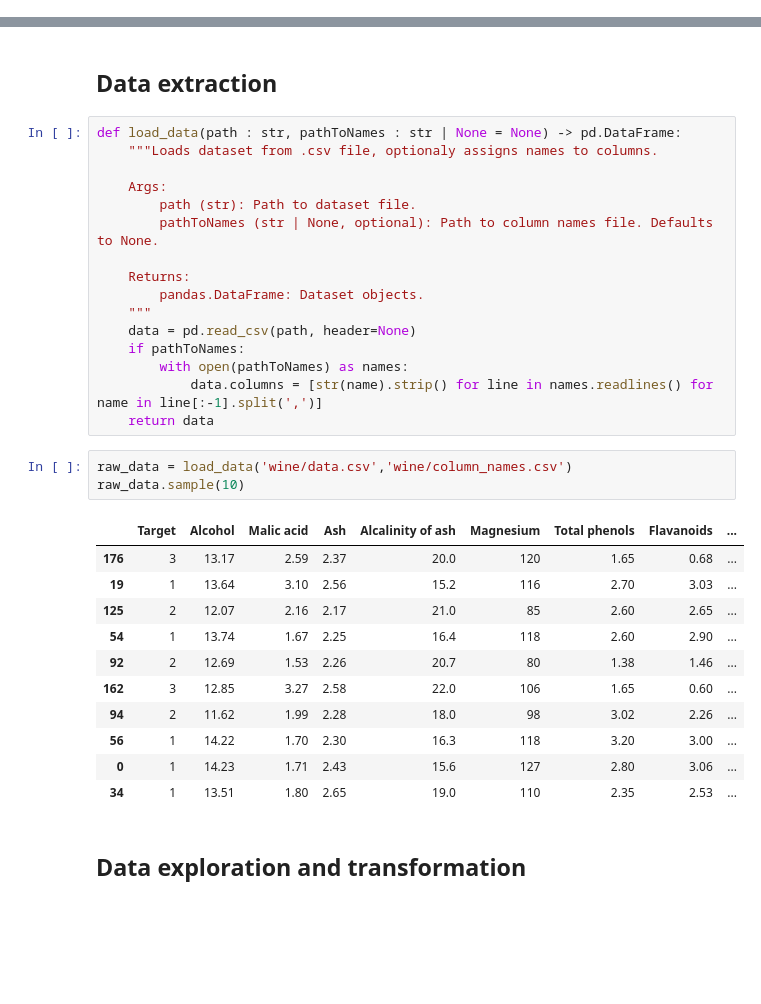
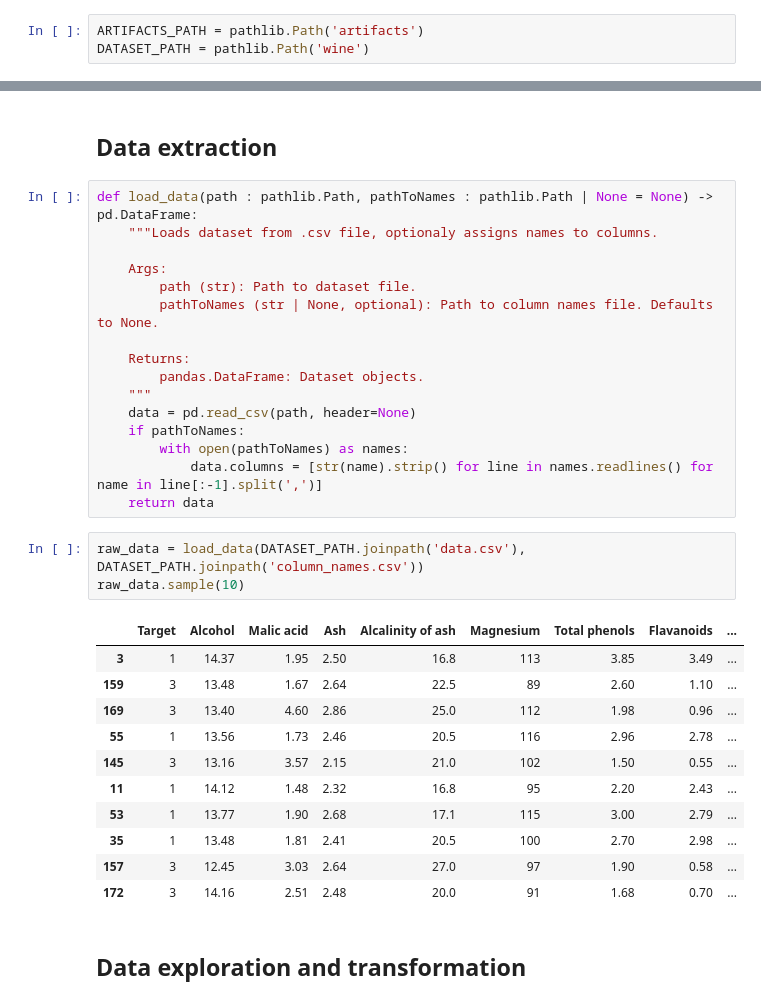
Before and after one commit to Macrume/wine-classification, a Jupyter notebook: Code/preprocesing.ipynb, the cells around one changed output, grey strips where cells are left out. Saved outputs shown, nothing was run; the diff lists cells and outputs as text; blank space fills up the shorter version.

```diff
--- a/Code/preprocesing.ipynb
+++ b/Code/preprocesing.ipynb
@@ -11,3 +14,6 @@ import seaborn as sns
+# %%
+ARTIFACTS_PATH = pathlib.Path('artifacts')
+DATASET_PATH = pathlib.Path('wine')
 # %% [markdown]
 ### Plots colors
 # %%
@@ -19,7 +25,7 @@ colors = {'main1' : '#247ba0',
 # %% [markdown]
 ## Data extraction
 # %%
-def load_data(path : str, pathToNames : str | None = None) -> pd.DataFrame:
+def load_data(path : pathlib.Path, pathToNames : pathlib.Path | None = None) -> pd.DataFrame:
     """Loads dataset from .csv file, optionaly assigns names to columns.
 
     Args:
@@ -35,20 +41,20 @@ def load_data(path : str, pathToNames : str | None = None) -> pd.DataFrame:
             data.columns = [str(name).strip() for line in names.readlines() for name in line[:-1].split(',')]
     return data
 # %%
-raw_data = load_data('wine/data.csv','wine/column_names.csv')
+raw_data = load_data(DATASET_PATH.joinpath('data.csv'), DATASET_PATH.joinpath('column_names.csv'))
 raw_data.sample(10)
 # %% [output]
 |  | Target | Alcohol | Malic acid | Ash | Alcalinity of ash | Magnesium | Total phenols | Flavanoids | ... |
-| 176 | 3 | 13.17 | 2.59 | 2.37 | 20.0 | 120 | 1.65 | 0.68 | ... |
-| 19 | 1 | 13.64 | 3.10 | 2.56 | 15.2 | 116 | 2.70 | 3.03 | ... |
-| 125 | 2 | 12.07 | 2.16 | 2.17 | 21.0 | 85 | 2.60 | 2.65 | ... |
-| 54 | 1 | 13.74 | 1.67 | 2.25 | 16.4 | 118 | 2.60 | 2.90 | ... |
-| 92 | 2 | 12.69 | 1.53 | 2.26 | 20.7 | 80 | 1.38 | 1.46 | ... |
-| 162 | 3 | 12.85 | 3.27 | 2.58 | 22.0 | 106 | 1.65 | 0.60 | ... |
-| 94 | 2 | 11.62 | 1.99 | 2.28 | 18.0 | 98 | 3.02 | 2.26 | ... |
-| 56 | 1 | 14.22 | 1.70 | 2.30 | 16.3 | 118 | 3.20 | 3.00 | ... |
-| 0 | 1 | 14.23 | 1.71 | 2.43 | 15.6 | 127 | 2.80 | 3.06 | ... |
-| 34 | 1 | 13.51 | 1.80 | 2.65 | 19.0 | 110 | 2.35 | 2.53 | ... |
+| 3 | 1 | 14.37 | 1.95 | 2.50 | 16.8 | 113 | 3.85 | 3.49 | ... |
+| 159 | 3 | 13.48 | 1.67 | 2.64 | 22.5 | 89 | 2.60 | 1.10 | ... |
+| 169 | 3 | 13.40 | 4.60 | 2.86 | 25.0 | 112 | 1.98 | 0.96 | ... |
+| 55 | 1 | 13.56 | 1.73 | 2.46 | 20.5 | 116 | 2.96 | 2.78 | ... |
+| 145 | 3 | 13.16 | 3.57 | 2.15 | 21.0 | 102 | 1.50 | 0.55 | ... |
+| 11 | 1 | 14.12 | 1.48 | 2.32 | 16.8 | 95 | 2.20 | 2.43 | ... |
+| 53 | 1 | 13.77 | 1.90 | 2.68 | 17.1 | 115 | 3.00 | 2.79 | ... |
+| 35 | 1 | 13.48 | 1.81 | 2.41 | 20.5 | 100 | 2.70 | 2.98 | ... |
+| 157 | 3 | 12.45 | 3.03 | 2.64 | 27.0 | 97 | 1.90 | 0.58 | ... |
+| 172 | 3 | 14.16 | 2.51 | 2.48 | 20.0 | 91 | 1.68 | 0.70 | ... |
 # %% [markdown]
 ## Data exploration and transformation
 # %% [markdown]
```
Also changed, not shown: parts of 8 cells of this notebook, 28 other files.
